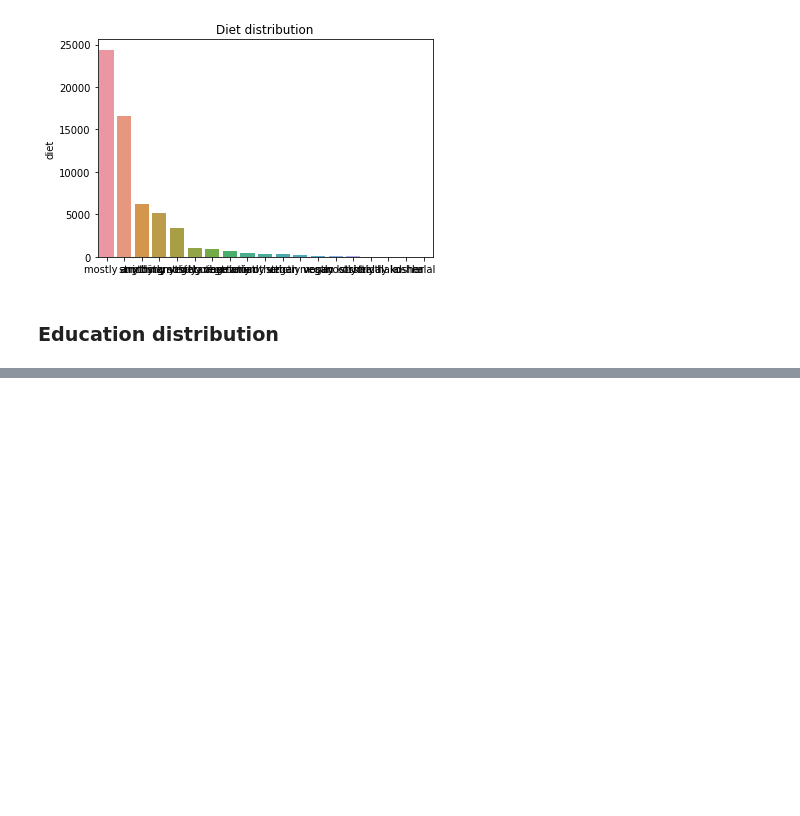
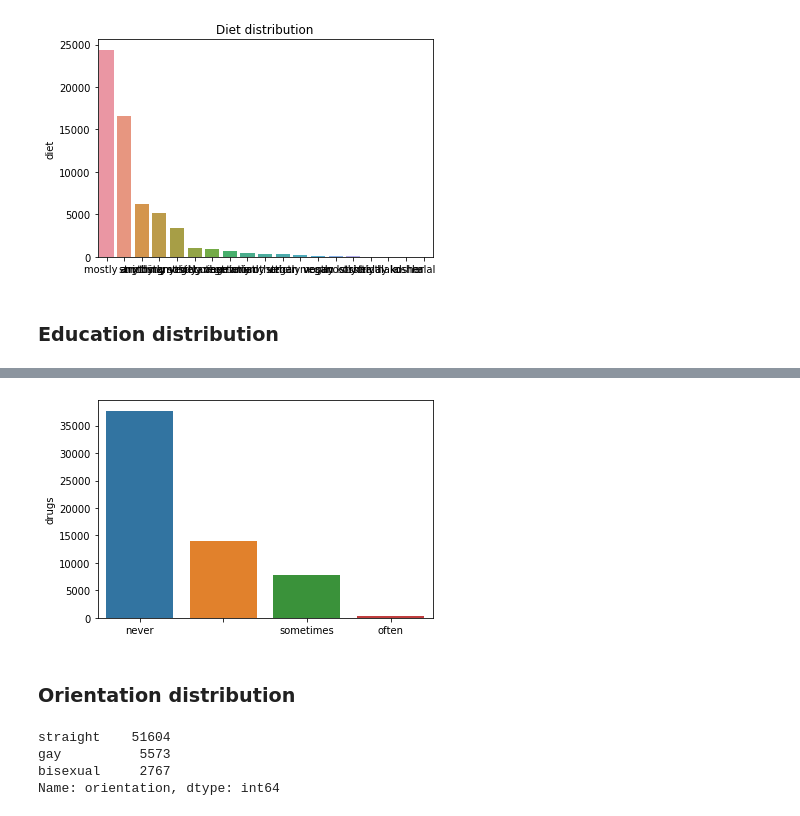
Before and after one commit to Ispanicus/OKCupid, a Jupyter notebook: Exploratory_analysis.ipynb, the cells around one changed output, grey strips where cells are left out. Saved outputs shown, nothing was run; the diff lists cells and outputs as text; code cells hidden in the pictures; blank space fills up the shorter version.

```diff
--- a/Exploratory_analysis.ipynb
+++ b/Exploratory_analysis.ipynb
@@ -149,0 +138,13 @@ plt.show();
+# %%
+drugs_dist = sns.barplot(x=data.drugs.value_counts().index, y=data.drugs.value_counts())
+# %% [output]
+[figure, added]
+# %% [markdown]
+### Orientation distribution
+# %%
+data["orientation"].value_counts()
+# %% [output]
+straight    51604
+gay          5573
+bisexual     2767
+Name: orientation, dtype: int64
```
Also changed, not shown: parts of 23 cells of this notebook.
